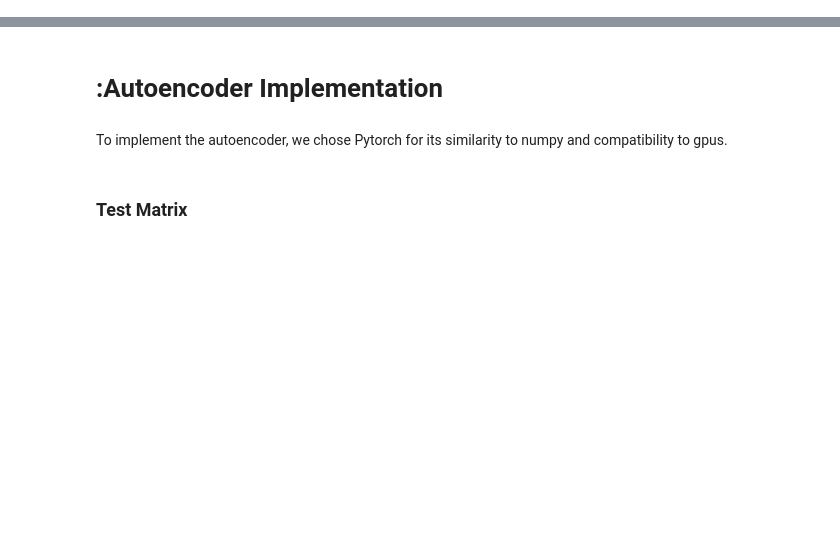
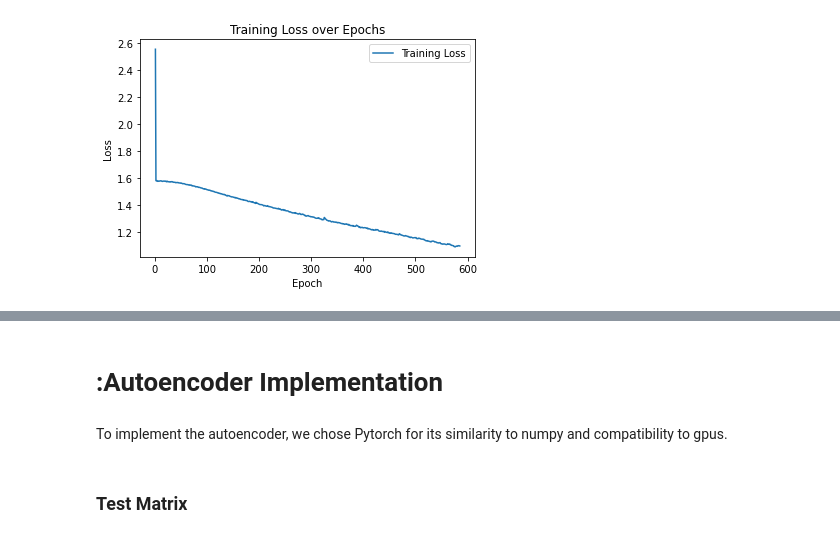
Before and after one commit to jinks145/pj_fireteam-108c, a Jupyter notebook: autoencoder.ipynb, the cells around one changed output, grey strips where cells are left out. Cells and saved outputs as stored; diff of their text form; code cells hidden in the pictures; blank space fills up the shorter version.

```diff
--- a/autoencoder.ipynb
+++ b/autoencoder.ipynb
@@ -0,0 +8,16 @@
+# %%
+# Set random seed for reproducibility
+np.random.seed(42)
+torch.manual_seed(42)
+
+# Create a user-item interaction matrix (100 users, 50 items) with sparsity
+num_users = 10000
+num_items = 500
+interaction_matrix = np.random.randint(0, 6, size=(num_users, num_items))  # Random interactions from 0 to 5
+
+# Introduce sparsity by setting a high percentage of interactions to 0
+sparsity = 0.8  # 80% of the interactions will be set to 0
+mask = np.random.rand(*interaction_matrix.shape) < sparsity
+interaction_matrix[mask] = 0
+df = pd.DataFrame(interaction_matrix)
+df
@@ -0,0 +38,6 @@
+# %%
+def convert_test_to_coo(df):
+    rows, cols = np.where(df.values != 0)
+    data = df.values[rows, cols]
+    coo = coo_matrix((data, (rows, cols)), shape=df.shape)
+    return coo
@@ -0,0 +147,9 @@
+# %%
+coo = convert_test_to_coo(df)
+dense_matrix = torch.tensor(coo.toarray(), dtype=torch.float32).to(device)
+dataset = TensorDataset(dense_matrix)
+bottleneck_size = 256
+batch_size = 256
+train_loader = DataLoader(dataset, batch_size=batch_size, shuffle=True)
+# %%
+model = AutoEncoder(num_items, bottleneck_size, device=device).to(device)
@@ -0,0 +158,12 @@
+# %%
+# Train the model
+epochs, epoch_losses = model.fit(train_loader, n_epochs=1000, lr=0.001, patience=10)
+
+# Plot the training loss over epochs
+plt.plot(epochs, epoch_losses, label='Training Loss')
+plt.xlabel('Epoch')
+plt.ylabel('Loss')
+plt.title('Training Loss over Epochs')
+plt.legend()
+plt.show()
+# %% [output]
@@ -0,0 +187 @@
+[figure, added]
```
Also changed, not shown: parts of 63 cells of this notebook.
